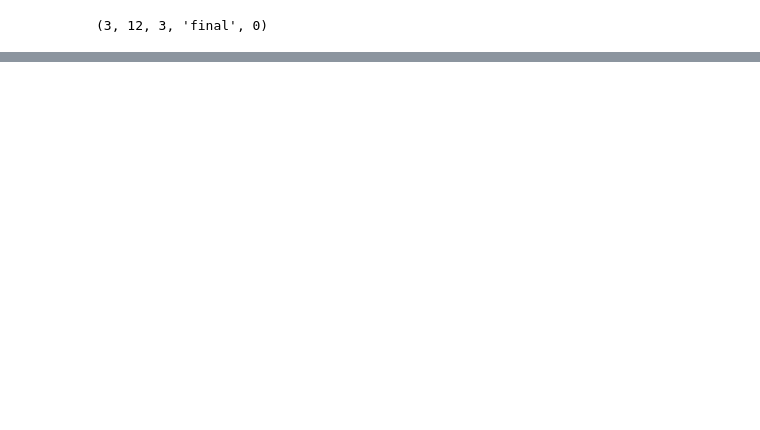
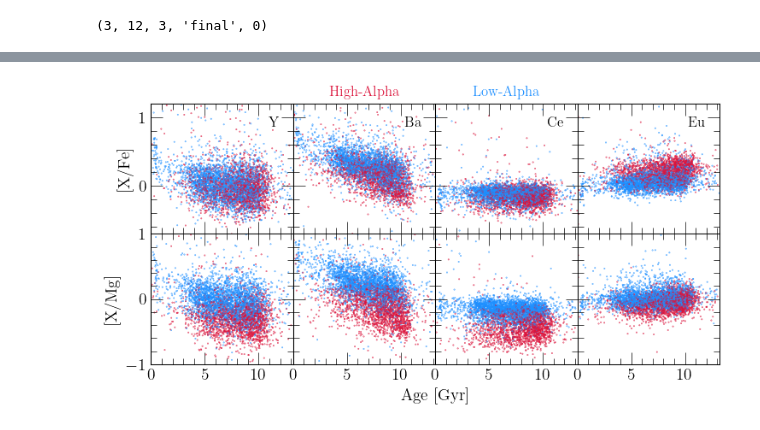
Before and after one commit to giganano/neutron-capture, a Jupyter notebook: notebooks/GALAH.ipynb, the cells around one changed output, grey strips where cells are left out. Drawn from its saved outputs; the diff is of its cells as text; code cells hidden in the pictures; blank space fills up the shorter version.

```diff
--- a/notebooks/GALAH.ipynb
+++ b/notebooks/GALAH.ipynb
@@ -72,2 +121,74 @@ vice.dataframe{
+# %%
+ELEMENTS = ["y", "ba", "ce", "eu"]
+N_STARS = 5000
+
+fig, axes = plt.subplots(nrows = 2, ncols = len(ELEMENTS), figsize = (7.5, 4), sharex = True, sharey = "row")
+for i in range(len(axes)):
+    for j in range(len(axes[i])):
+        if j:
+            plt.setp(axes[i][j].get_yticklabels(), visible = False)
+        else:
+            axes[i][j].set_ylabel(r"[X/%s]" % (["Fe", "Mg"][i]))
+axes[0][0].set_xlim([0, 13.2])
+axes[0][0].set_xticks([0, 5, 10])
+axes[0][0].set_ylim([-0.7, 1.2])
+axes[1][0].set_ylim([-1, 1])
+dummy = fig.add_axes([0.1, 0.1, 0.1, 0.1], xticks = [], yticks = [], zorder = -1000)
+dummy.set_xlabel(r"Age [Gyr]", labelpad = 20)
+
+def plot_age_relation(ax, stars, elem, ref_elem, n_stars = N_STARS, **kwargs):
+    sub = stars.filter("flag_%s_fe" % (elem), "==", 0)
+    indices = np.random.choice(len(sub["sobject_id"]), size = n_stars, replace = False)
+    age = [sub["age"][i] for i in indices]
+    match ref_elem:
+        case "fe":
+            y = [sub["%s_fe" % (elem)][i] for i in indices]
+        case "mg":
+            y = [xfe - mgfe for xfe, mgfe in zip(sub["%s_fe" % (elem)], sub["mg_fe"])]
+            y = [y[i] for i in indices]
+        case _:
+            raise ValueError("Reference elements must be either Mg or Fe. Got: %s" % (ref_elem))
+    highalpha = [sub["highalpha"][i] for i in indices]
+    colors = ["crimson" if highalpha[i] else "dodgerblue" for i in range(len(highalpha))]
+    colors = [named_colors()[c] for c in colors]
+    ax.scatter(age, y, c = colors, **kwargs)
+
+stars = dr3giants.filter(
+    "rgal", ">=", 7).filter(
+    "rgal", "<=", 9).filter(
+    "absz", "<=", 0.5)
+for i in range(len(axes)):
+    for j in range(len(ELEMENTS)):
+        kwargs = {
+            "s": 0.1,
+            "rasterized": True
+        }
+        plot_age_relation(axes[i][j], stars, ELEMENTS[j], ["fe", "mg"][i], **kwargs)
+        if not i: axes[i][j].text(
+            axes[i][j].get_xlim()[0] + 0.9 * (axes[i][j].get_xlim()[1] - axes[i][j].get_xlim()[0]),
+            axes[i][j].get_ylim()[0] + 0.9 * (axes[i][j].get_ylim()[1] - axes[i][j].get_ylim()[0]),
+            ELEMENTS[j].capitalize(),
+            horizontalalignment = "right",
+            verticalalignment = "top",
+            fontsize = 12)
+
+axes[0][1].set_title("High-Alpha", fontsize = 12, color = named_colors()["crimson"])
+axes[0][2].set_title("Low-Alpha", fontsize = 12, color = named_colors()["dodgerblue"])
+
+plt.tight_layout()
+plt.subplots_adjust(wspace = 0, hspace = 0, bottom = 0.15)
+dummy.set_position([
+    axes[-1][0].get_position().x0,
+    axes[-1][0].get_position().y0,
+    axes[-1][-1].get_position().x1 - axes[-1][0].get_position().x0,
+    axes[0][0].get_position().y1 - axes[-1][0].get_position().y0
+])
+for ext in ["pdf", "jpeg"]:
+    kwargs = {}
+    if ext == "kwargs": kwargs["dpi"] = 200
+    plt.savefig("./GALAH/xfe-xmg-age.%s" % (ext), **kwargs)
+plt.show()
+# %% [output]
+[figure, added]
 # %%
 ELEMENTS = ["y", "ba", "ce", "eu"]
```
Also changed, not shown: parts of 7 cells of this notebook, 7 other files.
